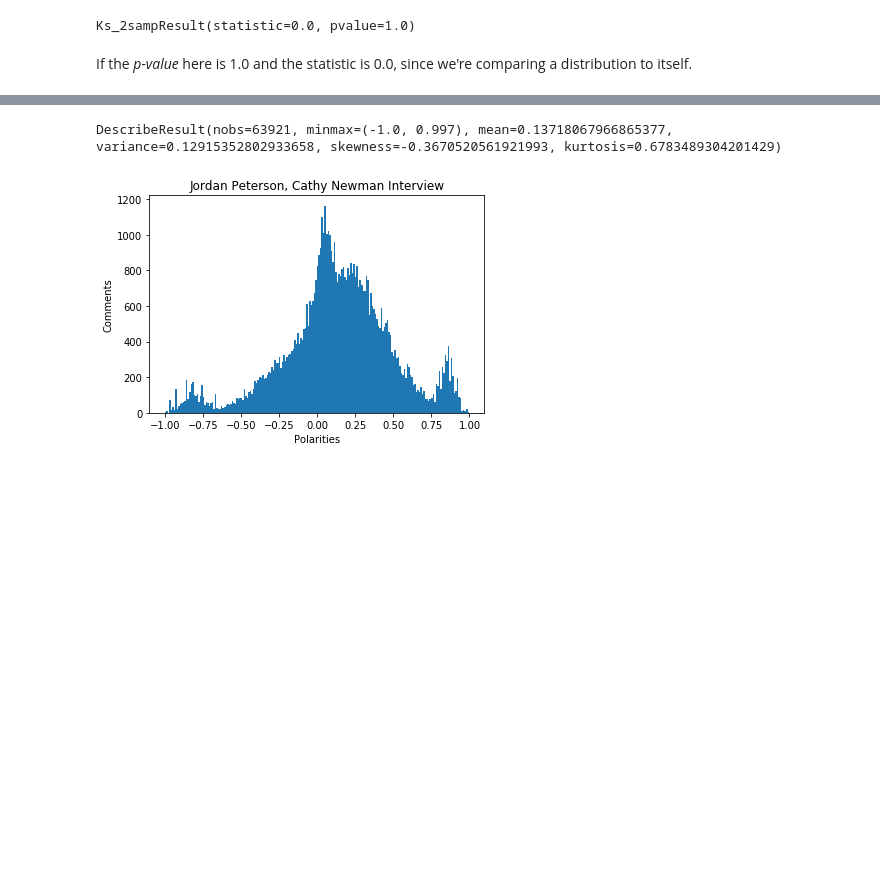
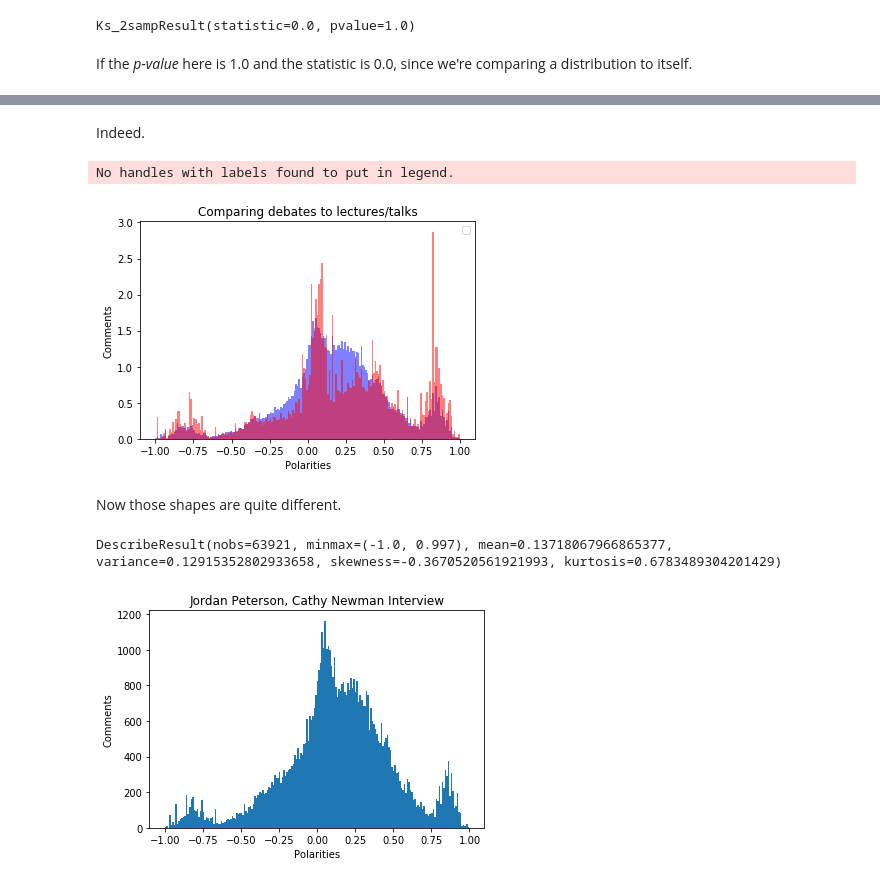
Before and after one commit to AaronFried/data-science-fundamentals, a Jupyter notebook: prep/capstone/prep-capstone-report.ipynb, the cells around one changed output, grey strips where cells are left out. Drawn from its saved outputs; the diff is of its cells as text; code cells hidden in the pictures; blank space fills up the shorter version.

```diff
--- a/prep/capstone/prep-capstone-report.ipynb
+++ b/prep/capstone/prep-capstone-report.ipynb
@@ -275,3 +364,18 @@ Given this, let's visualize these distributions and grab some descriptive statis
+# %% [markdown]
+Indeed.
+# %%
+plt.hist(comments.loc[(comments['Genre']=='Intellectual')]['Polarity'].dropna(), normed=True, color='blue', bins=200, alpha=.5, range=(-1, 1))
+plt.hist(comments.loc[(comments['Genre']=='Popular')]['Polarity'].dropna(), normed=True, color='red', bins=200, alpha=.5, range=(-1, 1))
+plt.ylabel('Comments')
+plt.xlabel('Polarities')
+plt.title('Comparing debates to lectures/talks')
+plt.legend()
+plt.show()
+# %% [output]
+No handles with labels found to put in legend.
+[figure, added]
+# %% [markdown]
+Now those shapes are quite different.
 # %%
 print(scipy.stats.describe(newman_interview['Polarity'].dropna()))
 plt.hist(newman_interview['Polarity'].dropna(), bins=200,)
```
Also changed, not shown: parts of 32 cells of this notebook.
